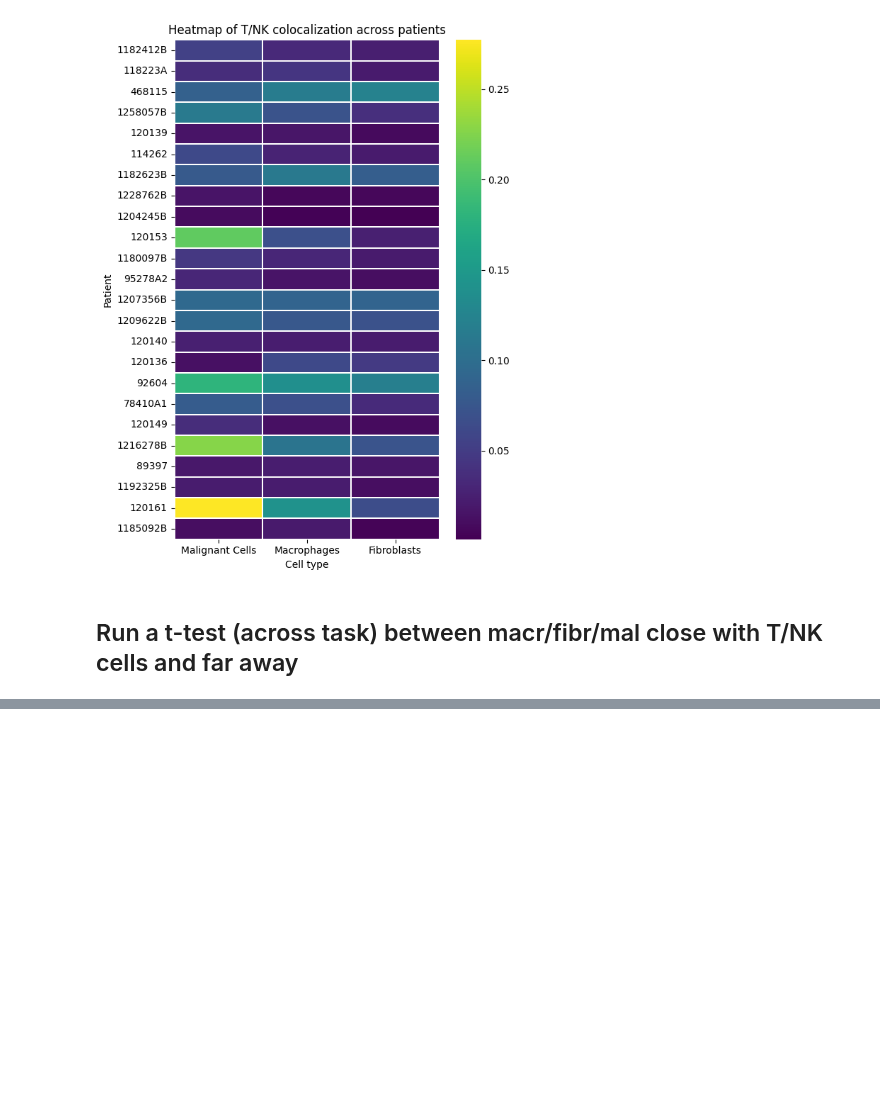
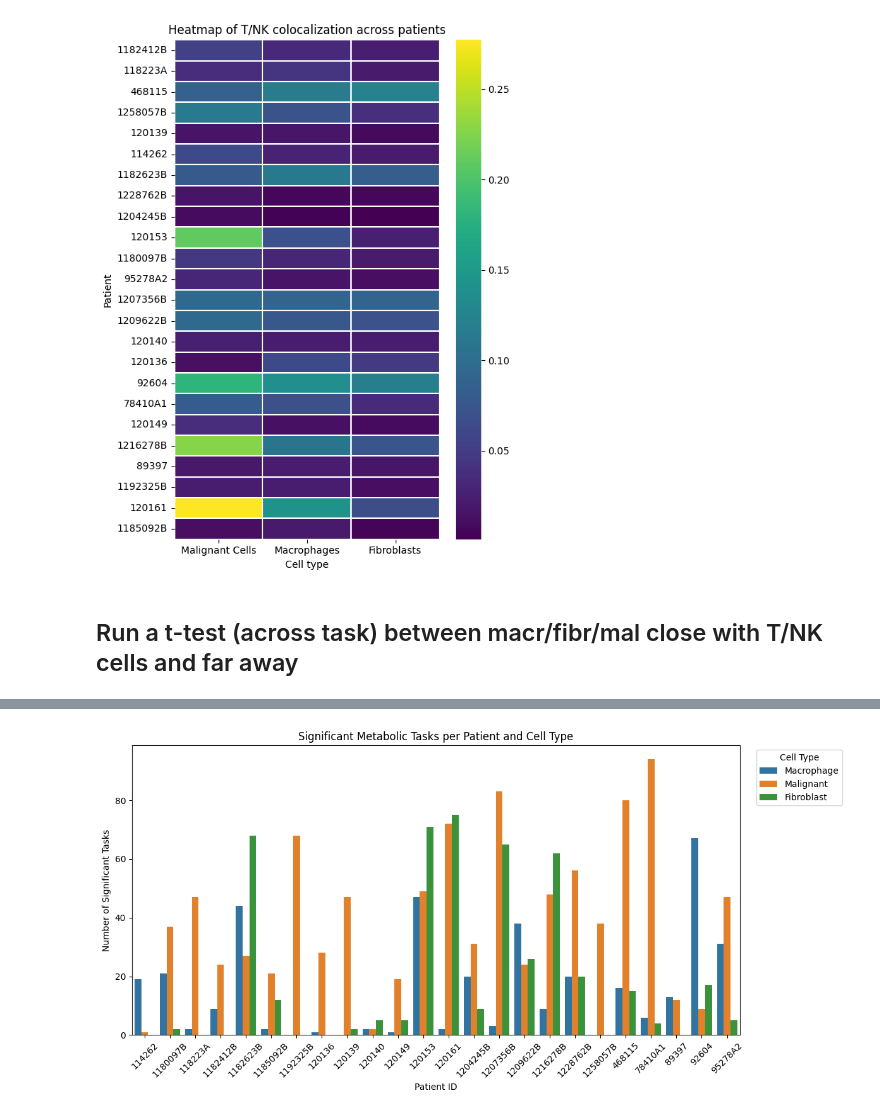
Before and after one commit to sadeghetemad/nanostring-cosmx-spatial-omics-modeling, a Jupyter notebook: notebooks/1_latest/1_taks_analysis.ipynb, the cells around one changed output, grey strips where cells are left out. Saved outputs shown, nothing was run; the diff lists cells and outputs as text; code cells hidden in the pictures; blank space fills up the shorter version.

Commit message:
chore: run with latest data

```diff
--- a/notebooks/1_latest/1_taks_analysis.ipynb
+++ b/notebooks/1_latest/1_taks_analysis.ipynb
@@ -1218,3 +1219,23 @@ sig_per_patient
+# %%
+plt.figure(figsize=(12,6))
+
+sns.barplot(
+    data=sig_per_patient,
+    x="patient_id",
+    y="n_significant_tasks",
+    hue="CellType"
+)
+
+plt.xticks(rotation=45)
+plt.xlabel("Patient ID")
+plt.ylabel("Number of Significant Tasks")
+plt.title("Significant Metabolic Tasks per Patient and Cell Type")
+plt.legend(title="Cell Type", bbox_to_anchor=(1.02, 1), loc="upper left")
+
+plt.tight_layout()
+plt.show()
+# %% [output]
+[figure, added]
 # %%
 sig_per_treatment_status = (
     df_sig
```
Also changed, not shown: parts of 11 cells of this notebook.
